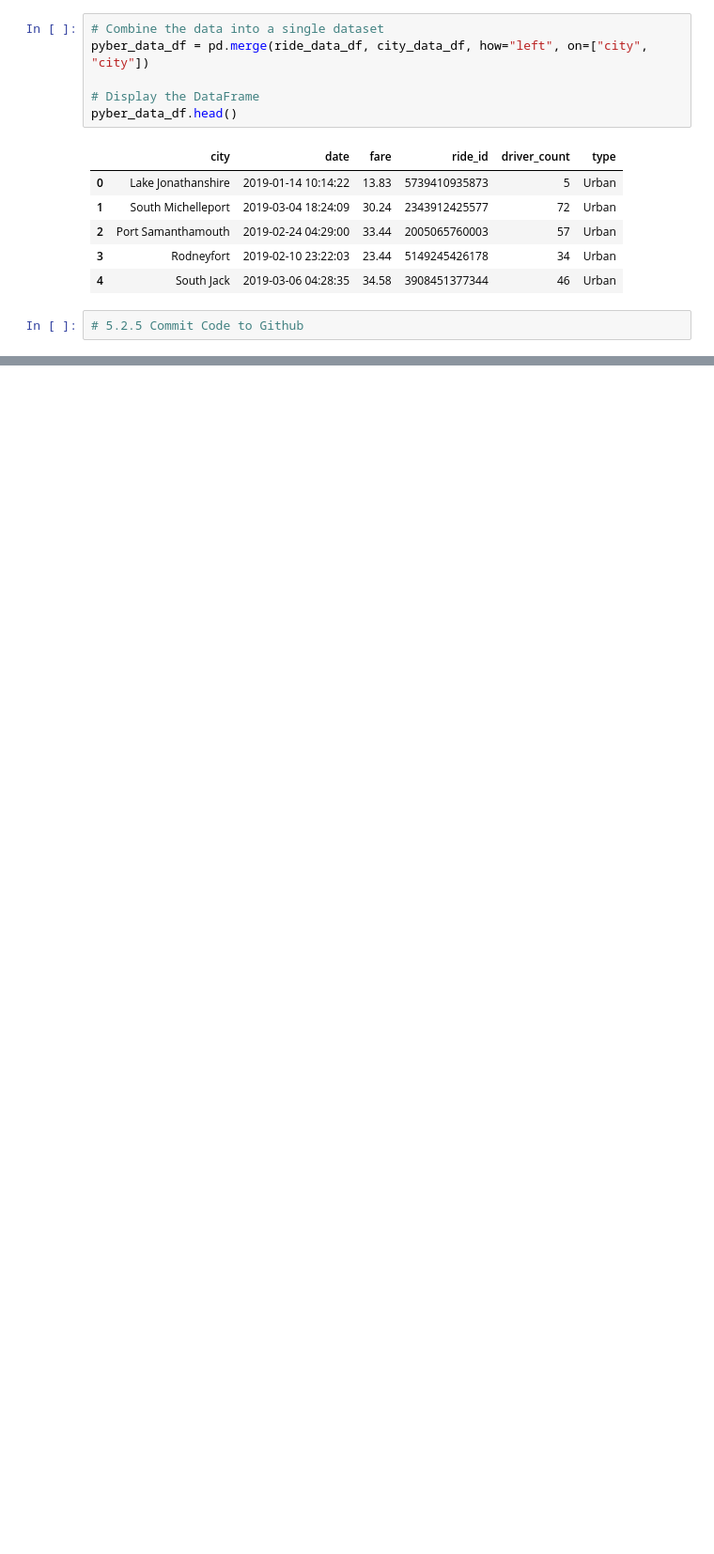
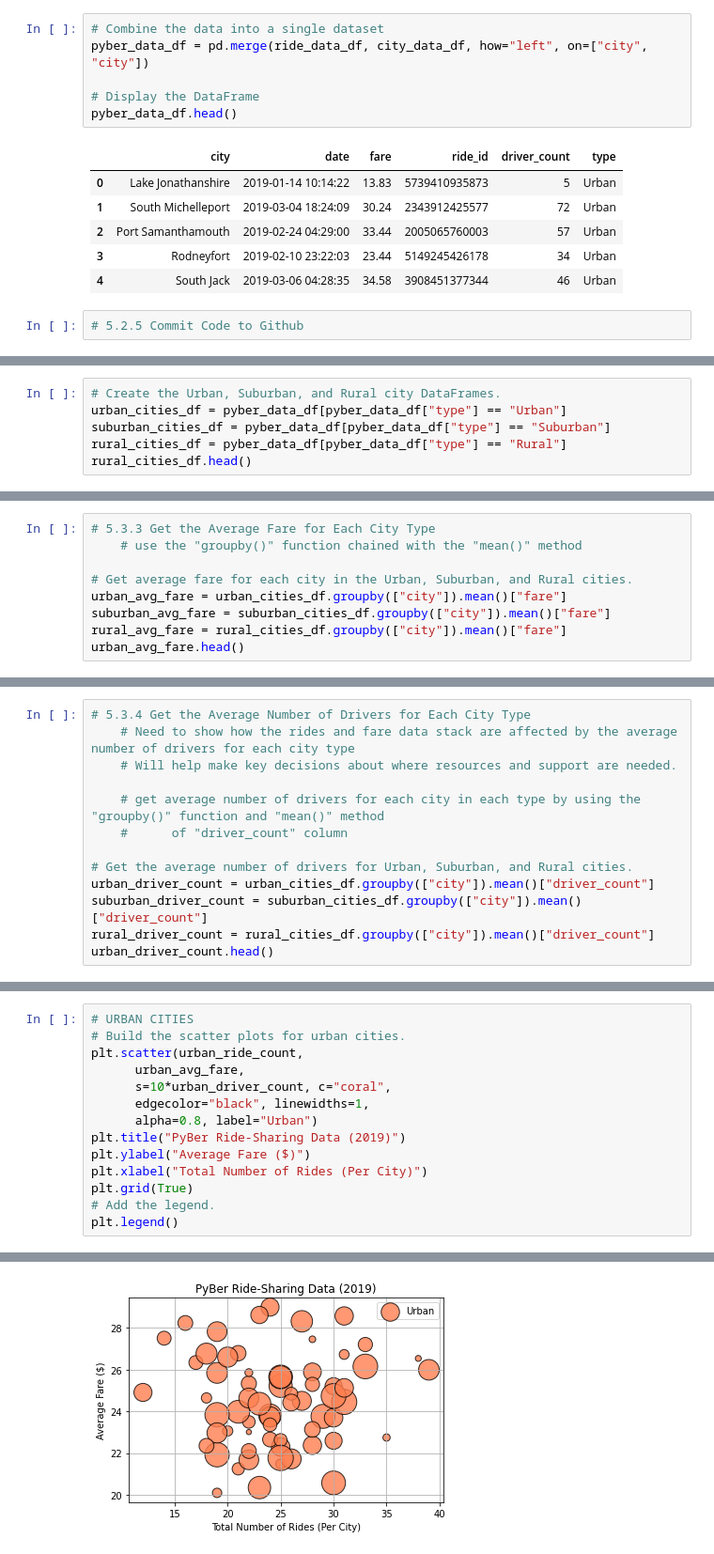
Before and after one commit to AveryCorniell/PyBer_Analysis, a Jupyter notebook: PyBer.ipynb, the cells around one changed output, grey strips where cells are left out. Shown at 94% size. Drawn from its saved outputs; the diff is of its cells as text; blank space fills up the shorter version.

```diff
--- a/PyBer.ipynb
+++ b/PyBer.ipynb
@@ -196,0 +213,6 @@ pyber_data_df.head()
+# %%
+# Create the Urban, Suburban, and Rural city DataFrames.
+urban_cities_df = pyber_data_df[pyber_data_df["type"] == "Urban"]
+suburban_cities_df = pyber_data_df[pyber_data_df["type"] == "Suburban"]
+rural_cities_df = pyber_data_df[pyber_data_df["type"] == "Rural"]
+rural_cities_df.head()
@@ -196,0 +244,9 @@ pyber_data_df.head()
+# %%
+# 5.3.3 Get the Average Fare for Each City Type
+    # use the "groupby()" function chained with the "mean()" method
+
+# Get average fare for each city in the Urban, Suburban, and Rural cities.
+urban_avg_fare = urban_cities_df.groupby(["city"]).mean()["fare"]
+suburban_avg_fare = suburban_cities_df.groupby(["city"]).mean()["fare"]
+rural_avg_fare = rural_cities_df.groupby(["city"]).mean()["fare"]
+urban_avg_fare.head()
@@ -196,0 +261,13 @@ pyber_data_df.head()
+# %%
+# 5.3.4 Get the Average Number of Drivers for Each City Type
+    # Need to show how the rides and fare data stack are affected by the average number of drivers for each city type
+    # Will help make key decisions about where resources and support are needed.
+
+    # get average number of drivers for each city in each type by using the "groupby()" function and "mean()" method
+    #      of "driver_count" column
+
+# Get the average number of drivers for Urban, Suburban, and Rural cities.
+urban_driver_count = urban_cities_df.groupby(["city"]).mean()["driver_count"]
+suburban_driver_count = suburban_cities_df.groupby(["city"]).mean()["driver_count"]
+rural_driver_count = rural_cities_df.groupby(["city"]).mean()["driver_count"]
+urban_driver_count.head()
@@ -196,0 +295,15 @@ pyber_data_df.head()
+# %%
+# URBAN CITIES
+# Build the scatter plots for urban cities.
+plt.scatter(urban_ride_count,
+      urban_avg_fare,
+      s=10*urban_driver_count, c="coral",
+      edgecolor="black", linewidths=1,
+      alpha=0.8, label="Urban")
+plt.title("PyBer Ride-Sharing Data (2019)")
+plt.ylabel("Average Fare ($)")
+plt.xlabel("Total Number of Rides (Per City)")
+plt.grid(True)
+# Add the legend.
+plt.legend()
+# %% [output]
@@ -196,0 +311 @@ pyber_data_df.head()
+[figure, added]
```
Also changed, not shown: parts of 14 cells of this notebook.
